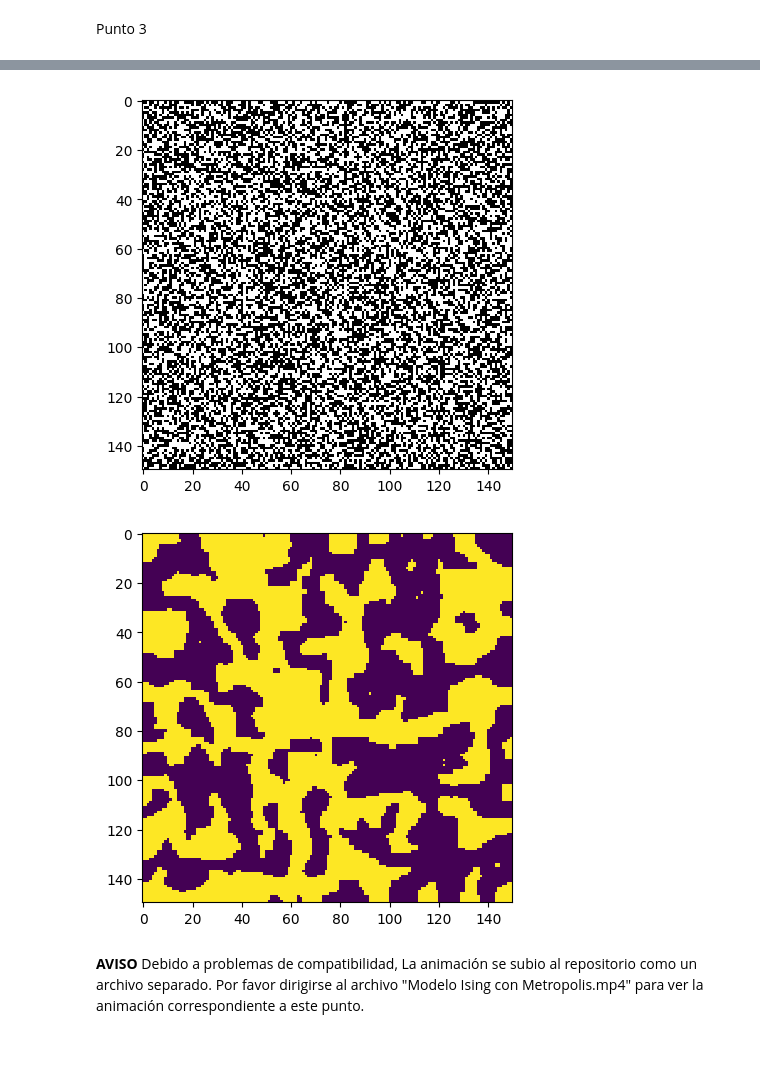
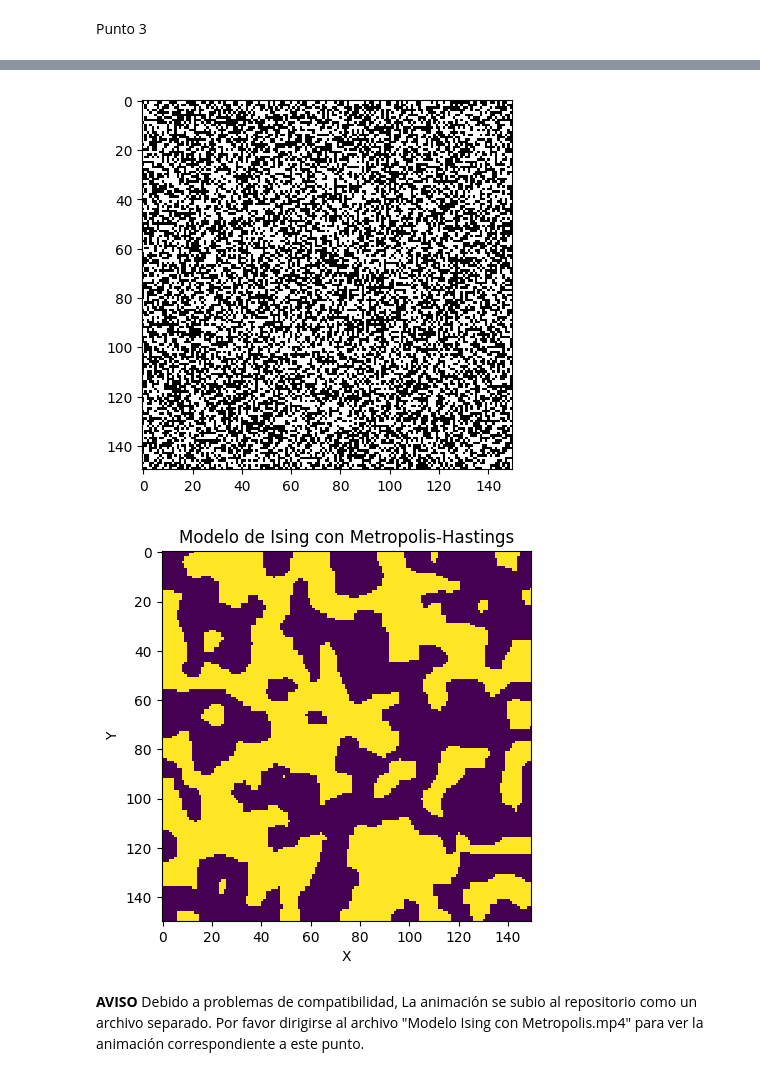
Before and after one commit to EstebanFuentesS/Metodos-Computacionales-2, a Jupyter notebook: Taller5.ipynb, the cells around one changed output, grey strips where cells are left out. Drawn from its saved outputs; the diff is of its cells as text; code cells hidden in the pictures; blank space fills up the shorter version.

```diff
--- a/Taller5.ipynb
+++ b/Taller5.ipynb
@@ -211,36 +216,39 @@ metadata = dict(title="Muestra Solucíon Animada", artist="Yo")
 writer = FFMpegFileWriter(fps=5, metadata=metadata)
 
 fig = plt.figure()
 ax = fig.add_subplot()
 ax.imshow(estado0, cmap="Greys",  interpolation="nearest")
+ax.set_title("Modelo de Ising con Metropolis-Hastings")
+ax.set_xlabel("X")
+ax.set_ylabel("Y")
 
 with writer.saving(fig, "Modelo Ising con Metropolis.mp4", 200):
-    for i in range(400000):
+    for i in range(600000):
         #Calular energia inical
         Eo = energia(estado0, J)
 
         #Sacar posición aleatoria en el array
         rand = np.random.randint(N, size=(2))
 
         #Cambiar el valor de la posición
         estado1 = estado0.copy()
         estado1[rand[0], rand[1]] *= -1
 
         #Calcular la energia nueva
         En = energia(estado1, J)
 
         #Aplicar condiciones
         dE = En - Eo
 
         if dE <= 0 or np.random.random() < np.exp(-beta * dE):
             estado0 = estado1
 
         if i % 10000 == 0:
             ax.imshow(estado1, interpolation="nearest")
             writer.grab_frame()
 # %% [output]
-[figure, old version]
+[figure, new version]
-[figure, old version]
+[figure, new version]
 # %% [markdown]
 **AVISO**
 Debido a problemas de compatibilidad, La animación se subio al repositorio como un archivo separado. Por favor dirigirse al archivo "Modelo Ising con Metropolis.mp4" para ver la animación correspondiente a este punto.
```
Also changed, not shown: parts of 7 cells of this notebook, 2 other files.
